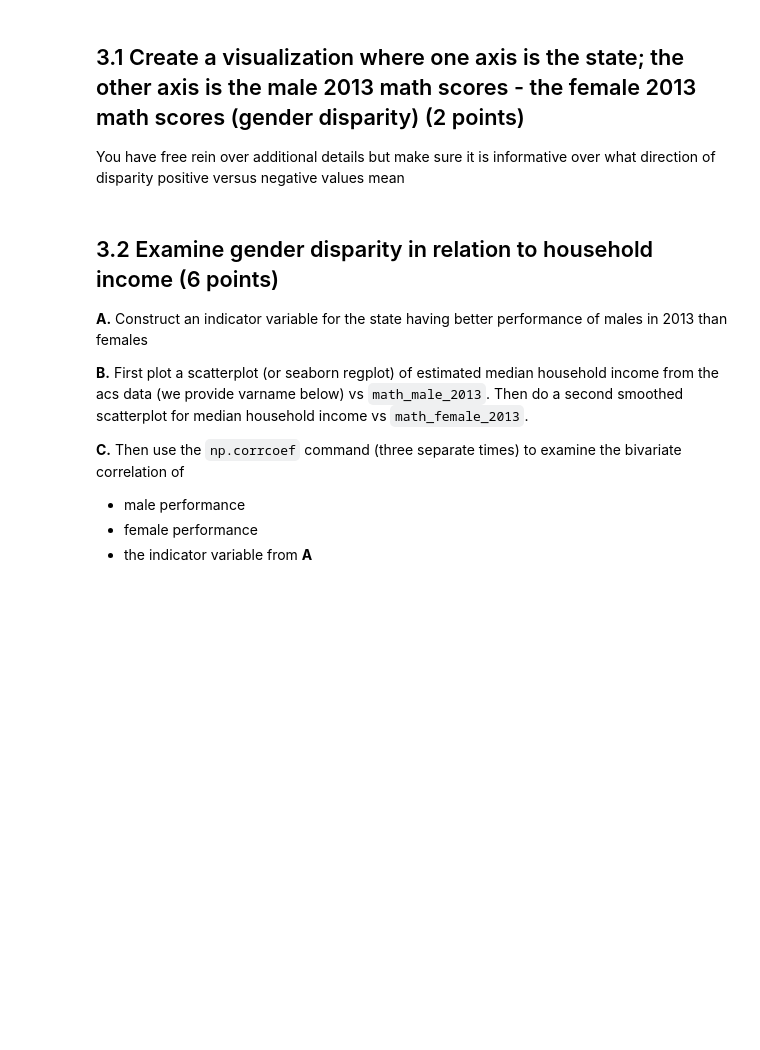
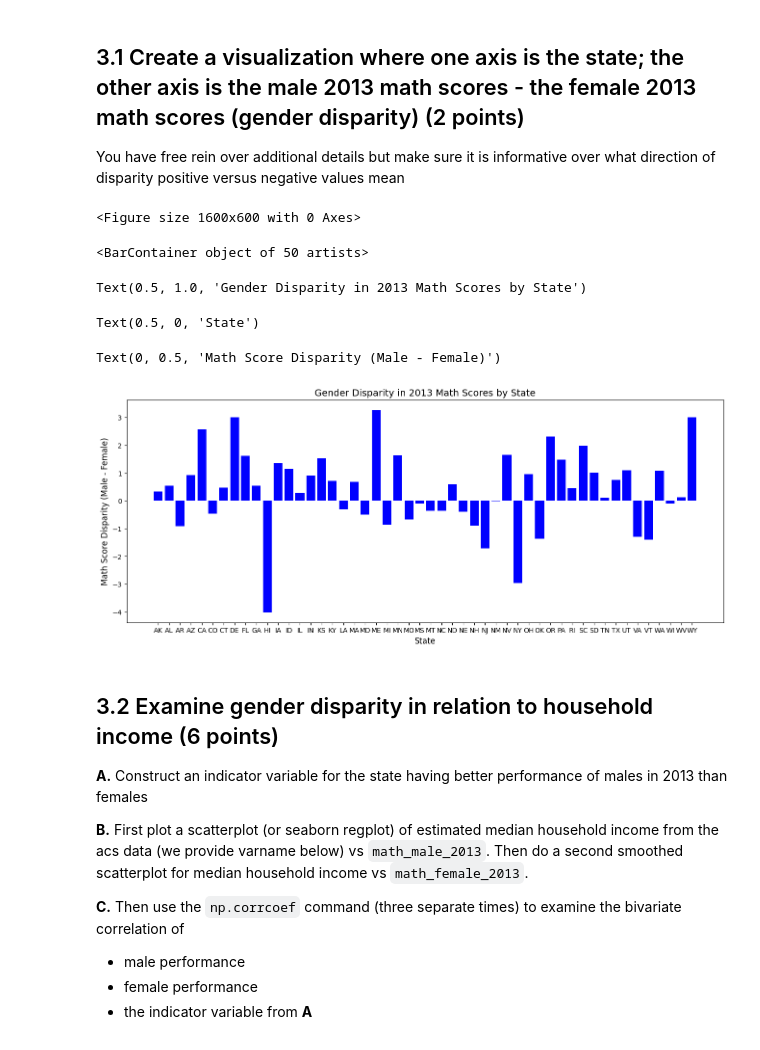
Before and after one commit to TayWen27/QSS20_F24, a Jupyter notebook: my_work/ps4/pset4_Diana_2.7.ipynb, the cells around one changed output. Drawn from its saved outputs; the diff is of its cells as text; code cells hidden in the pictures; blank space fills up the shorter version.

```diff
--- a/my_work/ps4/pset4_Diana_2.7.ipynb
+++ b/my_work/ps4/pset4_Diana_2.7.ipynb
@@ -632,3 +633,5 @@ pd.read_sql_query(q_early_voter, cnx_math)
 ## 3.0 Read in the `acs_wmath.pkl` file (csv is backup) (0 points)
 # %%
 ## your code here
+df = pd.read_pickle("acs_wmath.pkl")
+df.shape
@@ -642,3 +645,21 @@ You have free rein over additional details but make sure it is informative over
+# %%
+## your code here
+df['gender disparity'] = df['math_male_2013'] - df['math_female_2013']
+df = df.sort_values(by='abbrev')
+plt.figure(figsize=(16, 6))
+plt.bar(df['abbrev'], df['gender disparity'], color='blue')
+
+# Add titles and labels
+plt.title("Gender Disparity in 2013 Math Scores by State", fontsize=14)
+plt.xlabel("State", fontsize=12)
+plt.ylabel("Math Score Disparity (Male - Female)", fontsize=12)
+# %% [output]
+<Figure size 1600x600 with 0 Axes>
+<BarContainer object of 50 artists>
+Text(0.5, 1.0, 'Gender Disparity in 2013 Math Scores by State')
+Text(0.5, 0, 'State')
+Text(0, 0.5, 'Math Score Disparity (Male - Female)')
+[figure, added]
 # %% [markdown]
 ## 3.2 Examine gender disparity in relation to household income (6 points)
 
```
Also changed, not shown: parts of 22 cells of this notebook, 3 other files.
